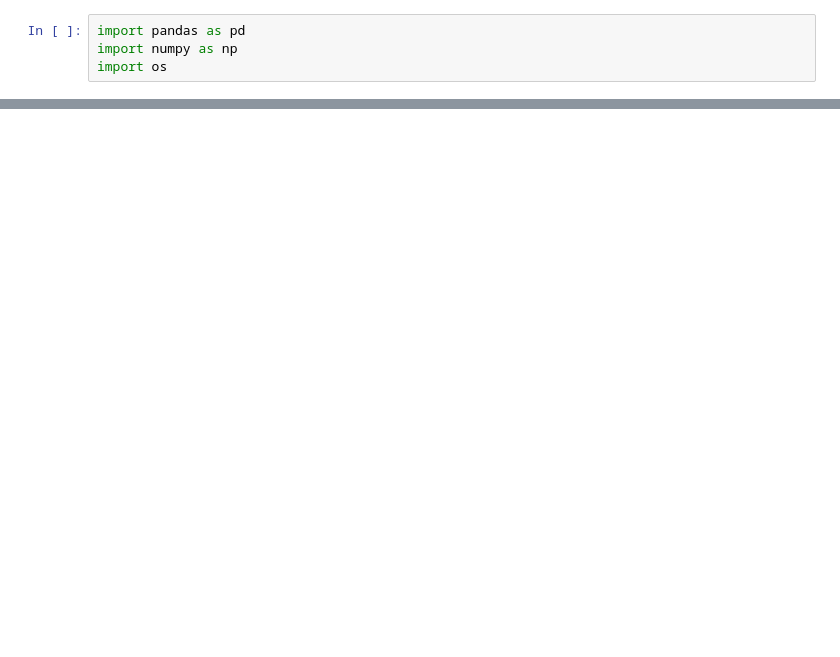
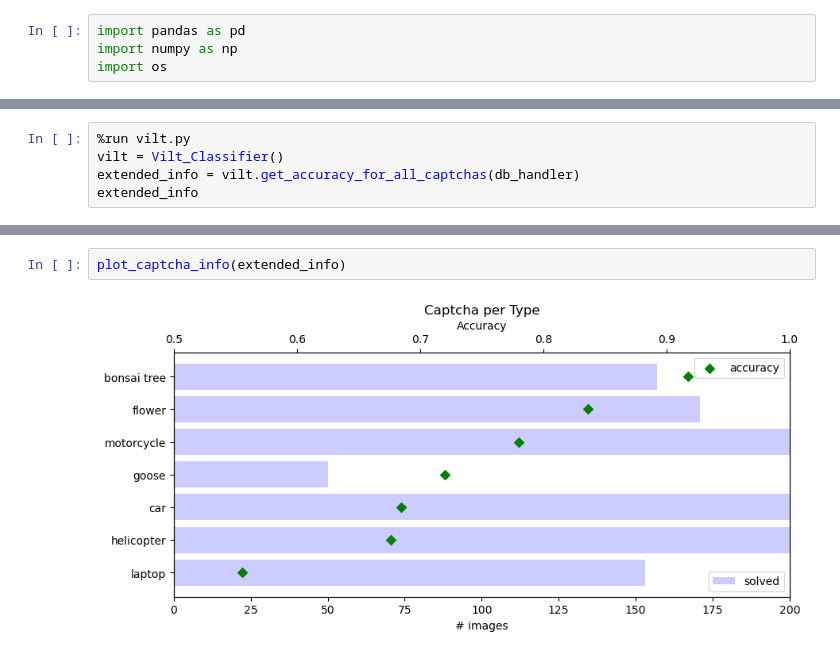
Before and after one commit to xTerradon/hcaptcha-solver, a Jupyter notebook: main.ipynb, the cells around one changed output, grey strips where cells are left out. Cells and saved outputs as stored; diff of their text form; blank space fills up the shorter version.

Commit message:
vilt implementation

```diff
--- a/main.ipynb
+++ b/main.ipynb
@@ -43,0 +86,5 @@ if False:
+# %%
+%run vilt.py
+vilt = Vilt_Classifier()
+extended_info = vilt.get_accuracy_for_all_captchas(db_handler)
+extended_info
@@ -43,0 +108,4 @@ if False:
+# %%
+plot_captcha_info(extended_info)
+# %% [output]
+[figure, added]
```
Also changed, not shown: parts of 8 cells of this notebook, 1 other file.
